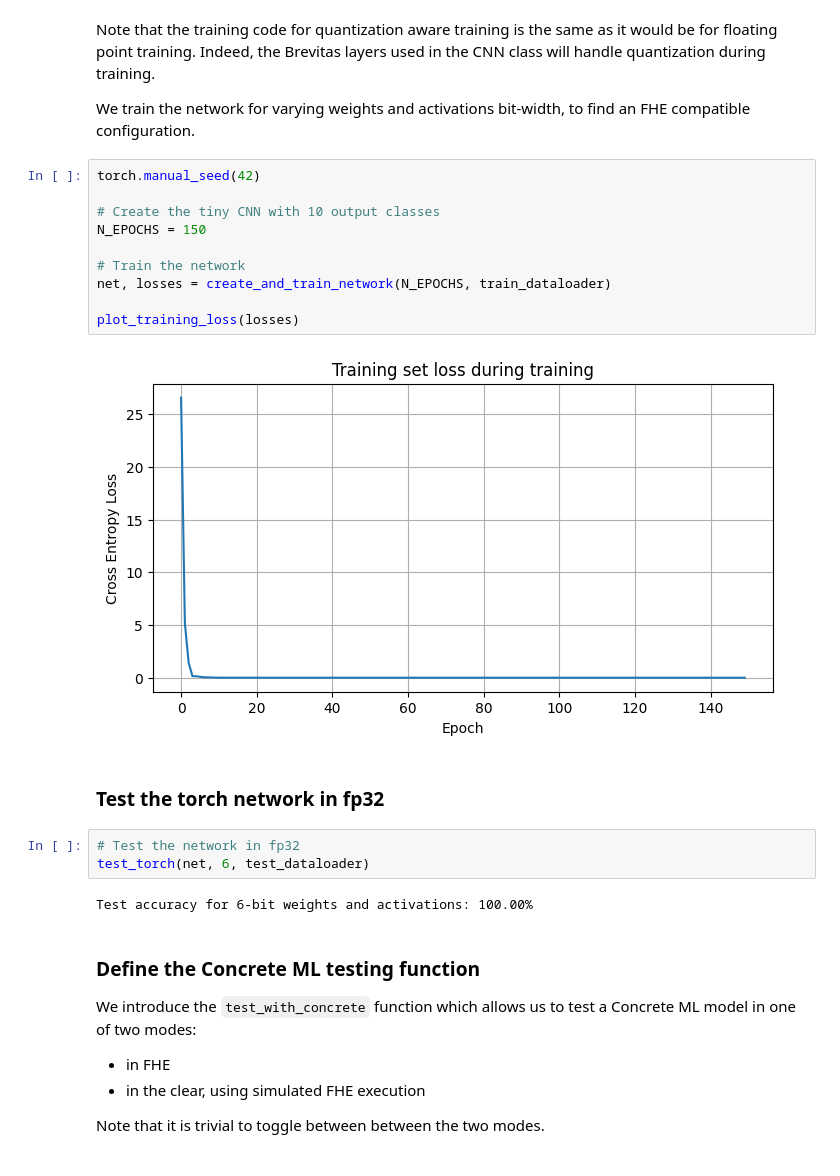
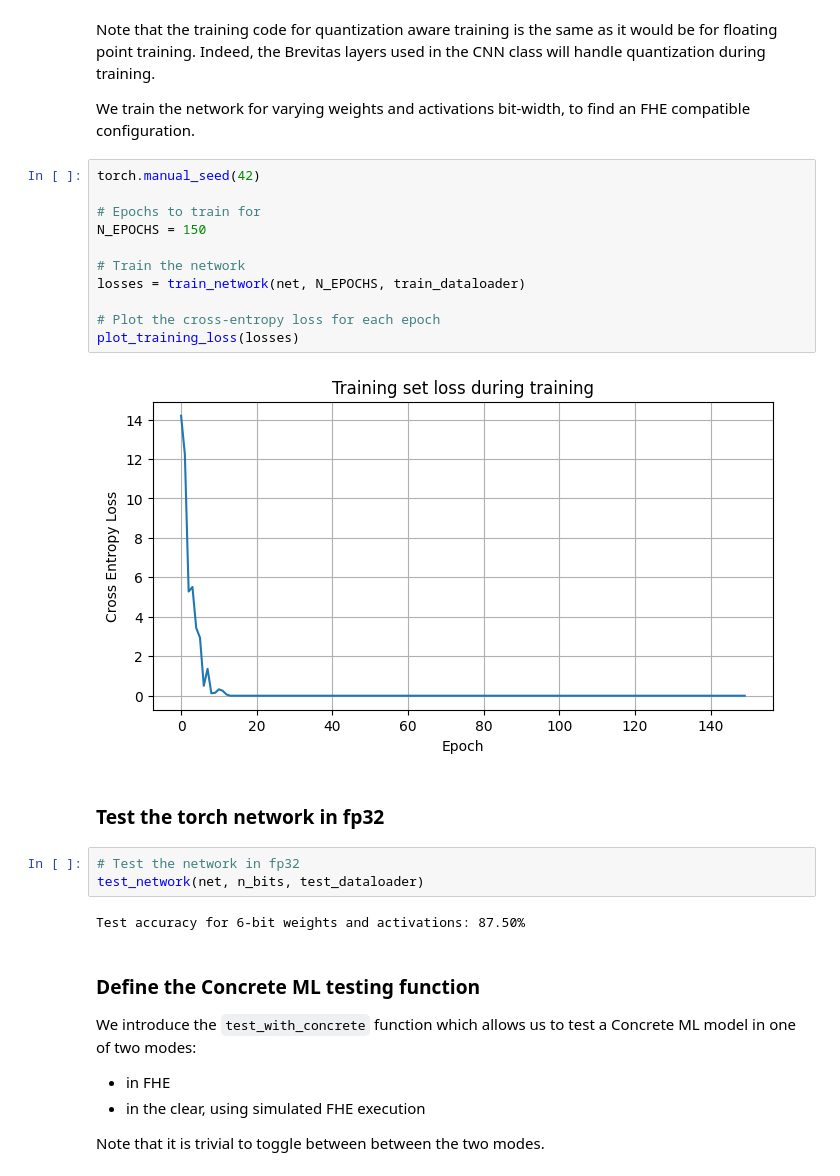
Before and after one commit to Memento-Research/human-in-picture-concrete-ml, a Jupyter notebook: ConvolutionalNeuralNetwork.ipynb, the cells around one changed output. Saved outputs shown, nothing was run; the diff lists cells and outputs as text.

```diff
--- a/ConvolutionalNeuralNetwork.ipynb
+++ b/ConvolutionalNeuralNetwork.ipynb
@@ -164,22 +95,23 @@ configuration.
 # %%
 torch.manual_seed(42)
 
-# Create the tiny CNN with 10 output classes
+# Epochs to train for
 N_EPOCHS = 150
 
 # Train the network
-net, losses = create_and_train_network(N_EPOCHS, train_dataloader)
+losses = train_network(net, N_EPOCHS, train_dataloader)
 
+# Plot the cross-entropy loss for each epoch
 plot_training_loss(losses)
 # %% [output]
-[figure, old version]
+[figure, new version]
 # %% [markdown]
 ### Test the torch network in fp32
 # %%
 # Test the network in fp32
-test_torch(net, 6, test_dataloader)
+test_network(net, n_bits, test_dataloader)
 # %% [output]
-Test accuracy for 6-bit weights and activations: 100.00%
+Test accuracy for 6-bit weights and activations: 87.50%
 # %% [markdown]
 ### Define the Concrete ML testing function
 
```
Also changed, not shown: parts of 7 cells of this notebook, 2 other files.
